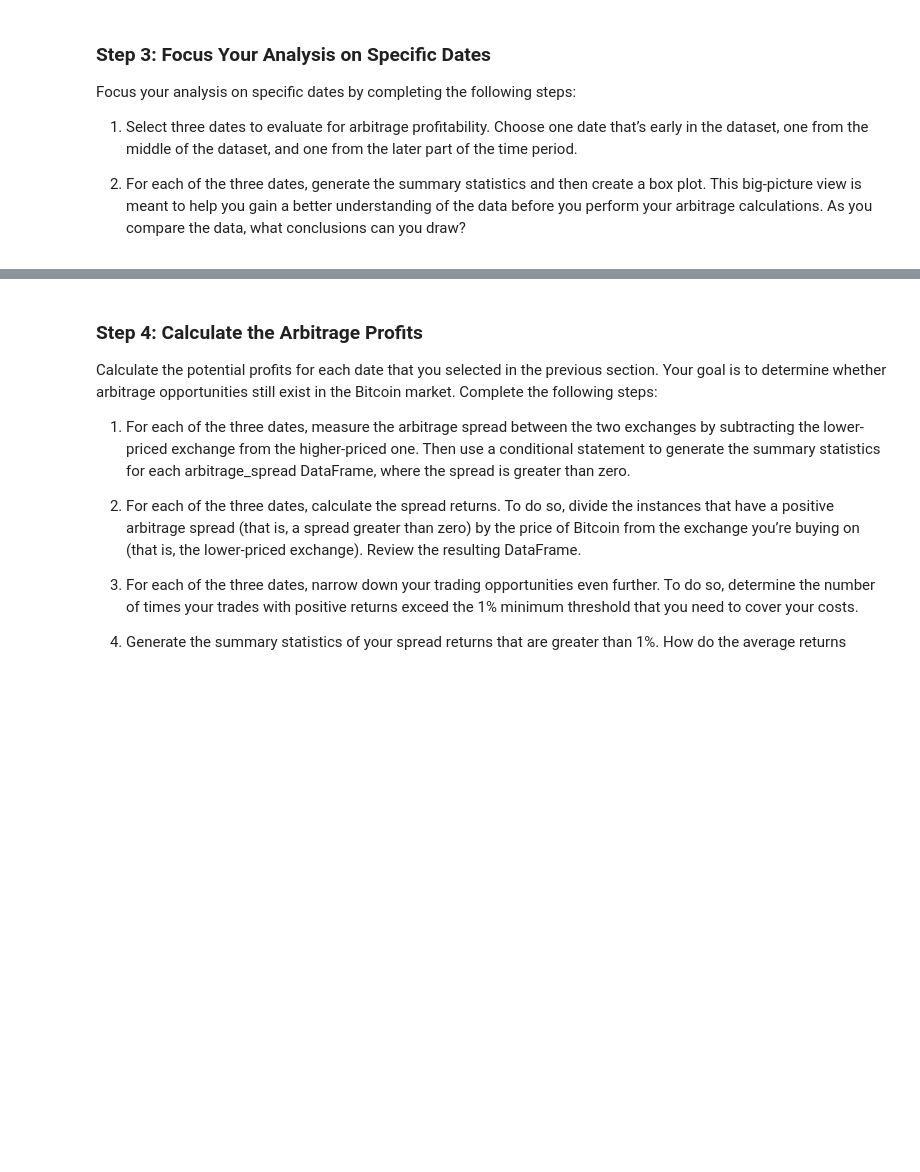
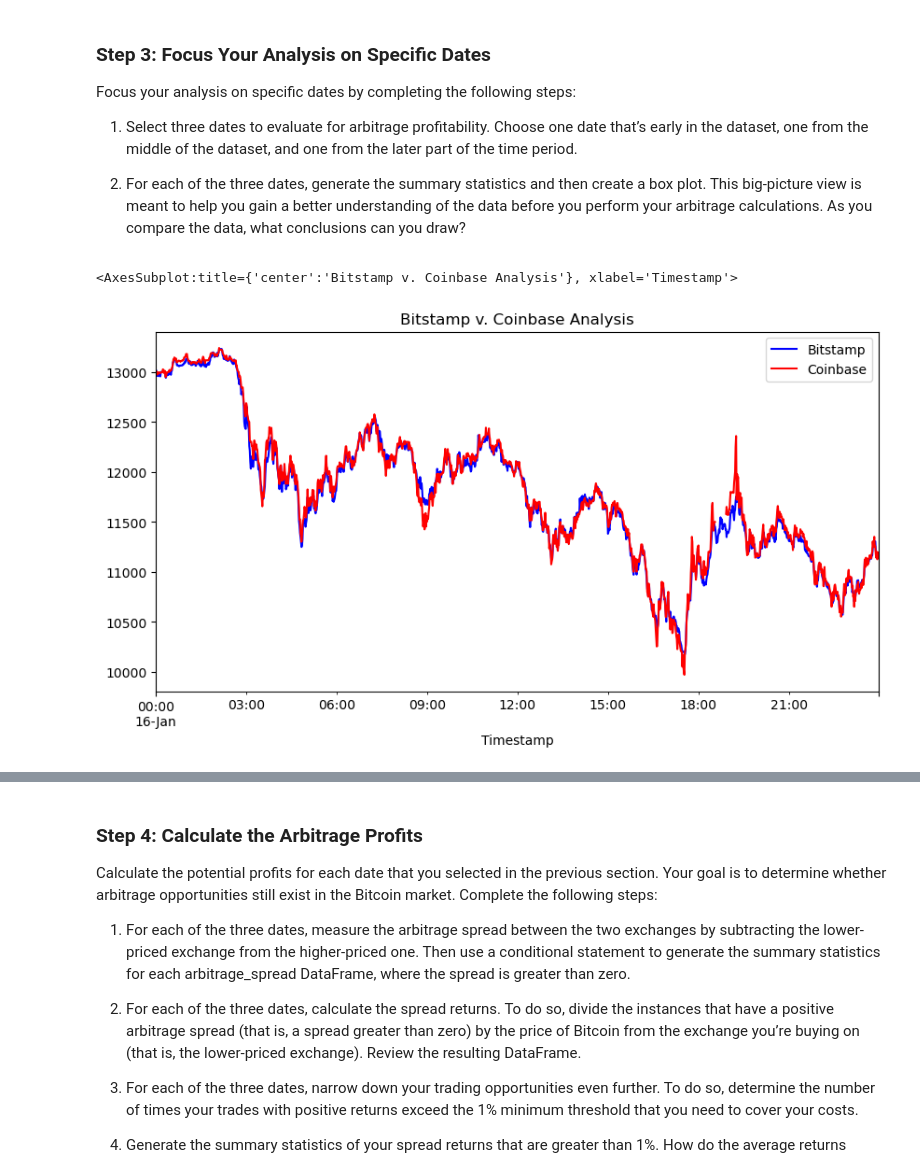
Before and after one commit to aj-0524/FinTech-Ch3, a Jupyter notebook: crypto_arbitrage.ipynb, the cells around one changed output, grey strips where cells are left out. Drawn from its saved outputs; the diff is of its cells as text; code cells hidden in the pictures; blank space fills up the shorter version.

Commit message:
Centered analysis on specific dates and plotted them on an overlay graph. Then calculated the arbitrage profits.

```diff
--- a/crypto_arbitrage.ipynb
+++ b/crypto_arbitrage.ipynb
@@ -319,7 +319,12 @@ Focus your analysis on specific dates by completing the following steps:
 # %%
 # Create an overlay plot that visualizes the two dataframes over a period of one day early in the dataset.
 # Be sure that the plots include the parameters `legend`, `figsize`, `title`, `color` and `label`
-# YOUR CODE HERE
+
+bitstamp_sliced.loc['2018-01-16'].plot(legend = True, figsize = (10, 5), title = 'Bitstamp v. Coinbase Analysis', color = 'Blue', label = 'Bitstamp')
+coinbase_sliced.loc['2018-01-16'].plot(legend = True, figsize = (10, 5), color = 'Red', label = 'Coinbase')
+# %% [output]
+<AxesSubplot:title={'center':'Bitstamp v. Coinbase Analysis'}, xlabel='Timestamp'>
+[figure, added]
 # %%
 # Using the early date that you have selected, calculate the arbitrage spread
 # by subtracting the bitstamp lower closing prices from the coinbase higher closing prices
```
Also changed, not shown: parts of 19 cells of this notebook.
